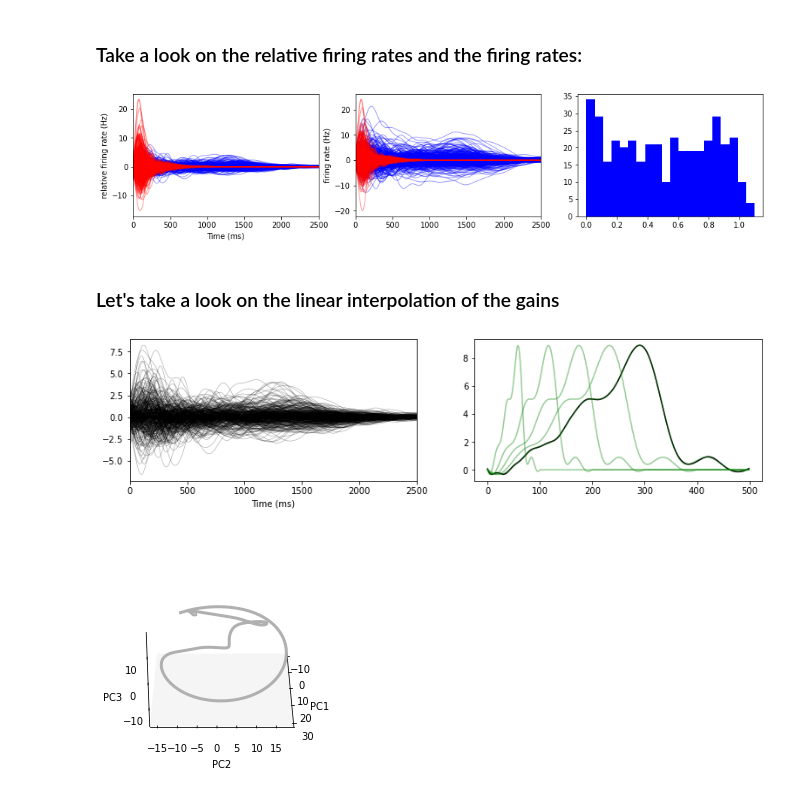
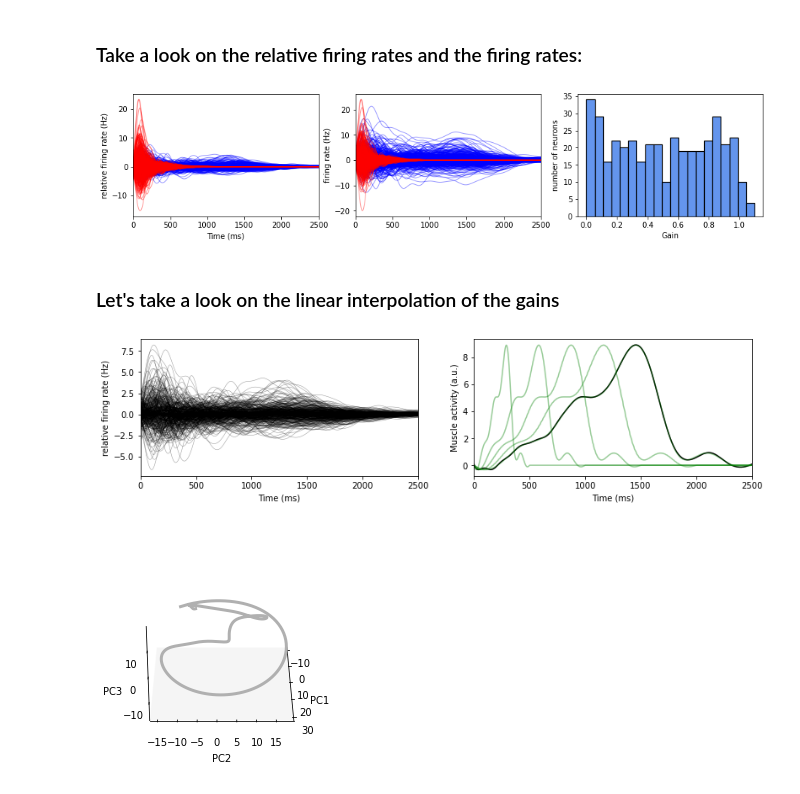
Before and after one commit to juansebastiancalderongarcia/Motor-control-for-speed-transition, a Jupyter notebook: Back-propagation for motor control among different speeds.ipynb, the cells around one changed output. Saved outputs shown, nothing was run; the diff lists cells and outputs as text; code cells hidden in the pictures.

```diff
--- a/Back-propagation for motor control among different speeds.ipynb
+++ b/Back-propagation for motor control among different speeds.ipynb
@@ -309,25 +309,27 @@ fig.show()
 # %%
 x_slow_RNN = RK4(x0, tf = 2500, g = g_slow.T , n_time = 500)
 x_fast_RNN = RK4(x0, tf = 2500, g = np.ones((N,1)) , n_time = 500)
 params['gains'] = g_slow.T
 f_RNN_slow = final_f_NL(x_slow_RNN.T)
 params['gains'] = np.ones((N,1))
 f_RNN_fast = final_f_NL(x_fast_RNN.T)
 
 fig, (ax0, ax1, ax2) = plt.subplots(figsize = (15,3), ncols = 3)
 ax0.plot(np.linspace(0,2500,500), f_RNN_slow[:,:] , color = 'b', linewidth = 1, alpha = 0.4)
 ax0.plot(np.linspace(0,2500,500), f_RNN_fast[:,:] , color = 'r', linewidth = 1, alpha = 0.4)
 ax0.set_xlabel('Time (ms)')
 ax0.set_xlim([0,2500])
 ax0.set_ylabel('relative firing rate (Hz)')
 ax1.plot(np.linspace(0,2500,500), (x_slow_RNN.T)[:,:] , color = 'b', linewidth = 1, alpha = 0.4)
 ax1.plot(np.linspace(0,2500,500), (x_fast_RNN.T)[:,:] , color = 'r', linewidth = 1, alpha = 0.4)
 ax1.set_xlim([0,2500])
 ax1.set_ylabel('firing rate (Hz)')
-ax2.hist(g_slow.T, bins = 20, color = 'b')
+ax2.hist(g_slow.T, bins = 20, color = 'cornflowerblue', edgecolor='black', linewidth=1.2)
+ax2.set_xlabel('Gain')
+ax2.set_ylabel('number of neurons')
 plt.show()
 # %% [output]
-[figure, old version]
+[figure, new version]
 # %% [markdown]
 ###  Let's take a look on the linear interpolation of the gains
 # %%
@@ -342,12 +344,16 @@ z_interpolation = output(f_interpolation, readout)
 fig, (ax0, ax1) = plt.subplots(figsize = (13,3), ncols = 2)
 ax0.plot(np.linspace(0,2500,500),f_interpolation, color = 'k', linewidth = 0.5, alpha = 0.4)
 ax0.set_xlabel('Time (ms)')
+ax0.set_ylabel('relative firing rate (Hz)')
 ax0.set_xlim([0,2500])
-ax1.plot(z_interpolation, color = 'k')
-ax1.plot(muscle_activity[:,:], color = 'green', alpha = 0.4)
+ax1.plot(np.linspace(0,2500,500),z_interpolation, color = 'k')
+ax1.plot(np.linspace(0,2500,500),muscle_activity[:,:], color = 'green', alpha = 0.4)
+ax1.set_xlabel('Time (ms)')
+ax1.set_ylabel('Muscle activity (a.u.)')
+ax1.set_xlim([0,2500])
 plt.show()
 # %% [output]
-[figure, old version]
+[figure, new version]
 # %%
 from sklearn.decomposition import PCA
 from sklearn.preprocessing import StandardScaler
```
